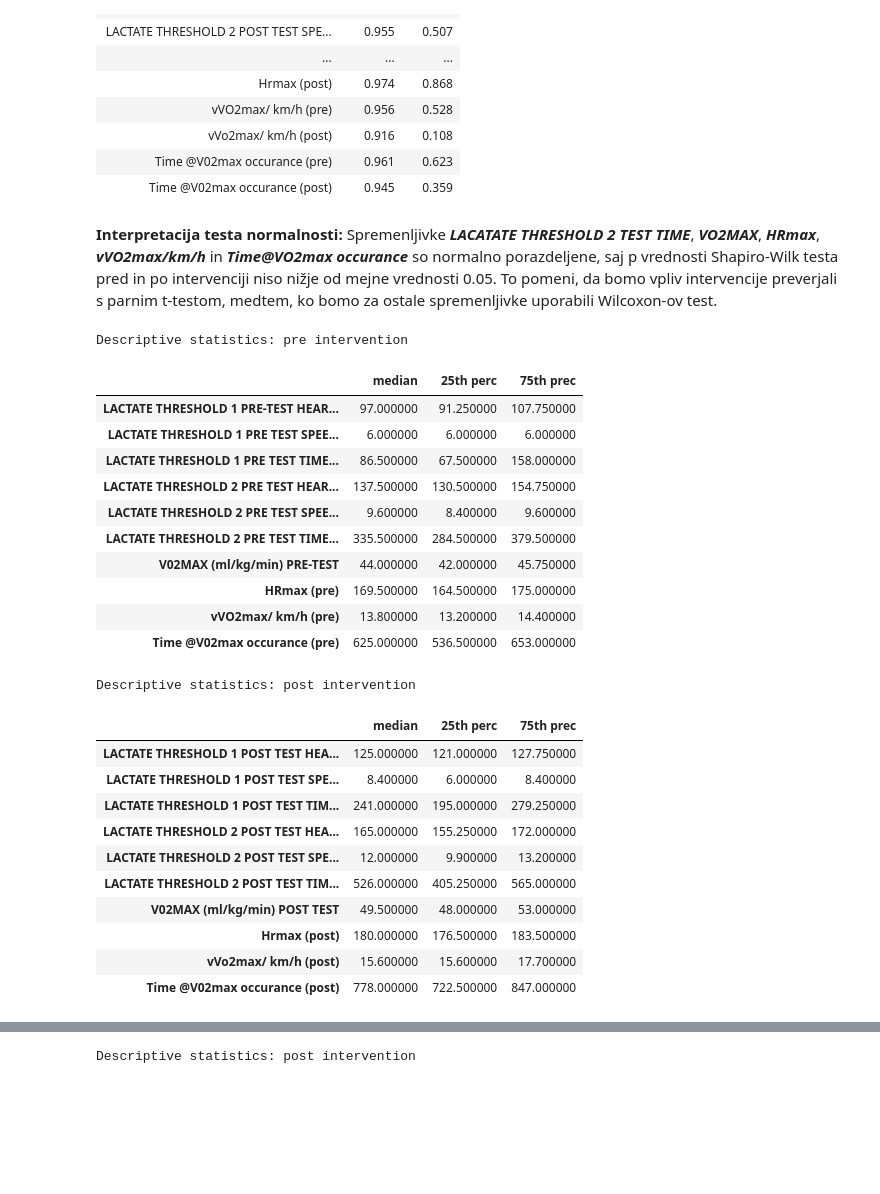
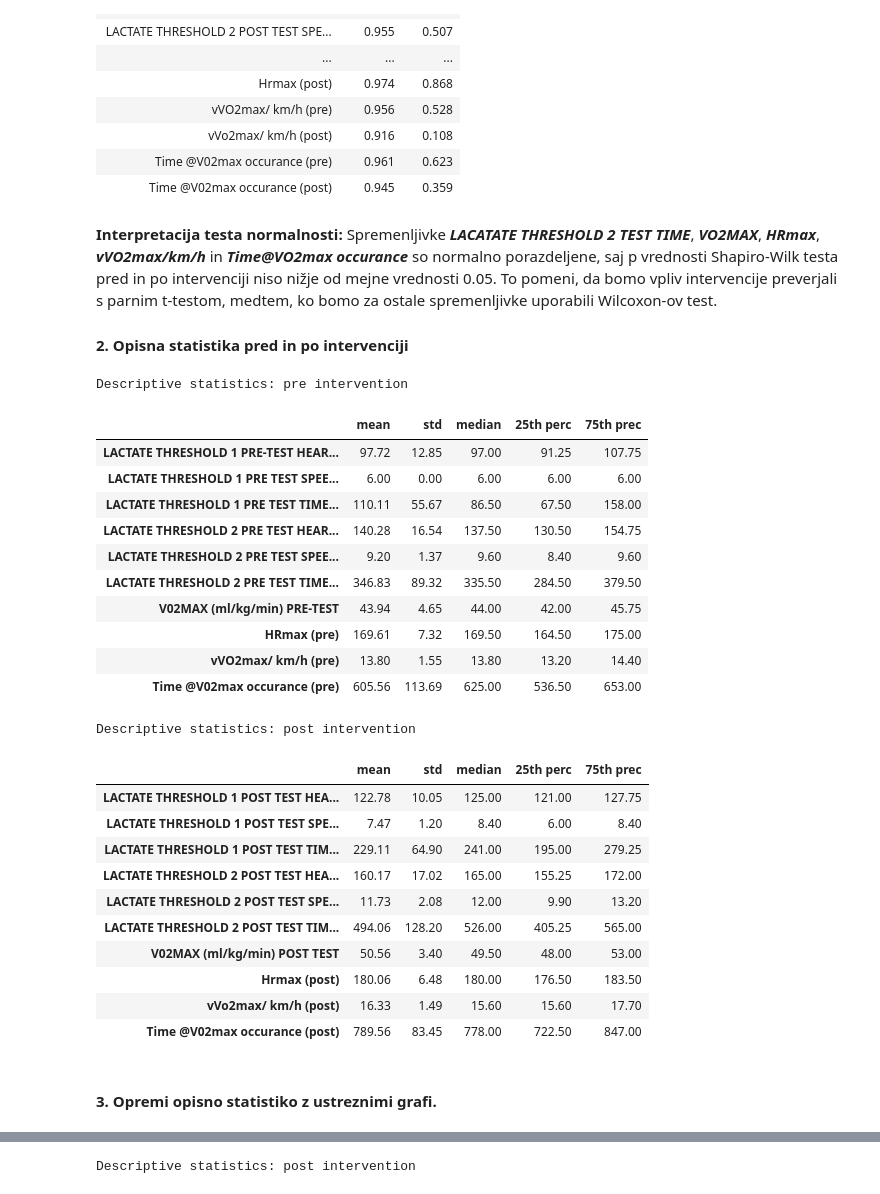
Before and after one commit to jkovse-fsp/statistika-vaje, a Jupyter notebook: Vaja_3_2_preverjanje_hipotez.ipynb, the cells around one changed output, grey strips where cells are left out. Cells and saved outputs as stored; diff of their text form; code cells hidden in the pictures; blank space fills up the shorter version.

```diff
--- a/Vaja_3_2_preverjanje_hipotez.ipynb
+++ b/Vaja_3_2_preverjanje_hipotez.ipynb
@@ -98,39 +101,43 @@ Table 1: Shapiro-Wilk test of normality
 | Time @V02max occurance (post) | 0.945 | 0.359 |
 # %% [markdown]
 **Interpretacija testa normalnosti:** Spremenljivke ***LACATATE THRESHOLD 2 TEST TIME***, ***VO2MAX***, ***HRmax***, ***vVO2max/km/h*** in ***Time@VO2max occurance*** so normalno porazdeljene, saj p vrednosti Shapiro-Wilk testa pred in po intervenciji niso nižje od mejne vrednosti 0.05. To pomeni, da bomo vpliv intervencije preverjali s parnim t-testom, medtem, ko bomo za ostale spremenljivke uporabili Wilcoxon-ov test.
+
+#### 2. Opisna statistika pred in po intervenciji
 # %%
 
-display(table_pre.describe().loc[[ '50%', '25%', '75%']].rename(index={
+display(table_pre.describe().loc[['mean', 'std', '50%', '25%', '75%']].rename(index={
     '50%': 'median',
     '25%': '25th perc',
     '75%': '75th prec'
 }).T.style.set_caption('Descriptive statistics: pre intervention')\
+    .format('{:.2f}')\
     .set_table_styles([
               {'selector': 'caption', 'props': [('font-size', '16px'),
                                                 ('font-weight', 'bold'),
                                                 ('border-bottom', '1px solid black'),
                                                 ('width', '100%')]},
               {'selector': 'td', 'props': 'text-align: left;'}
           ]))
 # %% [output]
 Descriptive statistics: pre intervention
-|  | median | 25th perc | 75th prec |
-| LACTATE THRESHOLD 1 PRE-TEST HEAR... | 97.000000 | 91.250000 | 107.750000 |
-| LACTATE THRESHOLD 1 PRE TEST SPEE... | 6.000000 | 6.000000 | 6.000000 |
-| LACTATE THRESHOLD 1 PRE TEST TIME... | 86.500000 | 67.500000 | 158.000000 |
-| LACTATE THRESHOLD 2 PRE TEST HEAR... | 137.500000 | 130.500000 | 154.750000 |
-| LACTATE THRESHOLD 2 PRE TEST SPEE... | 9.600000 | 8.400000 | 9.600000 |
-| LACTATE THRESHOLD 2 PRE TEST TIME... | 335.500000 | 284.500000 | 379.500000 |
-| V02MAX (ml/kg/min) PRE-TEST | 44.000000 | 42.000000 | 45.750000 |
-| HRmax (pre) | 169.500000 | 164.500000 | 175.000000 |
-| vVO2max/ km/h (pre) | 13.800000 | 13.200000 | 14.400000 |
-| Time @V02max occurance (pre) | 625.000000 | 536.500000 | 653.000000 |
+|  | mean | std | median | 25th perc | 75th prec |
+| LACTATE THRESHOLD 1 PRE-TEST HEAR... | 97.72 | 12.85 | 97.00 | 91.25 | 107.75 |
+| LACTATE THRESHOLD 1 PRE TEST SPEE... | 6.00 | 0.00 | 6.00 | 6.00 | 6.00 |
+| LACTATE THRESHOLD 1 PRE TEST TIME... | 110.11 | 55.67 | 86.50 | 67.50 | 158.00 |
+| LACTATE THRESHOLD 2 PRE TEST HEAR... | 140.28 | 16.54 | 137.50 | 130.50 | 154.75 |
+| LACTATE THRESHOLD 2 PRE TEST SPEE... | 9.20 | 1.37 | 9.60 | 8.40 | 9.60 |
+| LACTATE THRESHOLD 2 PRE TEST TIME... | 346.83 | 89.32 | 335.50 | 284.50 | 379.50 |
+| V02MAX (ml/kg/min) PRE-TEST | 43.94 | 4.65 | 44.00 | 42.00 | 45.75 |
+| HRmax (pre) | 169.61 | 7.32 | 169.50 | 164.50 | 175.00 |
+| vVO2max/ km/h (pre) | 13.80 | 1.55 | 13.80 | 13.20 | 14.40 |
+| Time @V02max occurance (pre) | 605.56 | 113.69 | 625.00 | 536.50 | 653.00 |
 # %%
-table_post.describe().loc[['50%', '25%', '75%']].rename(index={
+table_post.describe().loc[['mean', 'std', '50%', '25%', '75%']].rename(index={
     '50%': 'median',
     '25%': '25th perc',
     '75%': '75th prec'
 }).T.style.set_caption('Descriptive statistics: post intervention')\
+    .format('{:.2f}')\
     .set_table_styles([
               {'selector': 'caption', 'props': [('font-size', '16px'),
                                                 ('font-weight', 'bold'),
@@ -140,17 +147,19 @@ table_post.describe().loc[['50%', '25%', '75%']].rename(index={
           ])
 # %% [output]
 Descriptive statistics: post intervention
-|  | median | 25th perc | 75th prec |
-| LACTATE THRESHOLD 1 POST TEST HEA... | 125.000000 | 121.000000 | 127.750000 |
-| LACTATE THRESHOLD 1 POST TEST SPE... | 8.400000 | 6.000000 | 8.400000 |
-| LACTATE THRESHOLD 1 POST TEST TIM... | 241.000000 | 195.000000 | 279.250000 |
-| LACTATE THRESHOLD 2 POST TEST HEA... | 165.000000 | 155.250000 | 172.000000 |
-| LACTATE THRESHOLD 2 POST TEST SPE... | 12.000000 | 9.900000 | 13.200000 |
-| LACTATE THRESHOLD 2 POST TEST TIM... | 526.000000 | 405.250000 | 565.000000 |
-| V02MAX (ml/kg/min) POST TEST | 49.500000 | 48.000000 | 53.000000 |
-| Hrmax (post) | 180.000000 | 176.500000 | 183.500000 |
-| vVo2max/ km/h (post) | 15.600000 | 15.600000 | 17.700000 |
-| Time @V02max occurance (post) | 778.000000 | 722.500000 | 847.000000 |
+|  | mean | std | median | 25th perc | 75th prec |
+| LACTATE THRESHOLD 1 POST TEST HEA... | 122.78 | 10.05 | 125.00 | 121.00 | 127.75 |
+| LACTATE THRESHOLD 1 POST TEST SPE... | 7.47 | 1.20 | 8.40 | 6.00 | 8.40 |
+| LACTATE THRESHOLD 1 POST TEST TIM... | 229.11 | 64.90 | 241.00 | 195.00 | 279.25 |
+| LACTATE THRESHOLD 2 POST TEST HEA... | 160.17 | 17.02 | 165.00 | 155.25 | 172.00 |
+| LACTATE THRESHOLD 2 POST TEST SPE... | 11.73 | 2.08 | 12.00 | 9.90 | 13.20 |
+| LACTATE THRESHOLD 2 POST TEST TIM... | 494.06 | 128.20 | 526.00 | 405.25 | 565.00 |
+| V02MAX (ml/kg/min) POST TEST | 50.56 | 3.40 | 49.50 | 48.00 | 53.00 |
+| Hrmax (post) | 180.06 | 6.48 | 180.00 | 176.50 | 183.50 |
+| vVo2max/ km/h (post) | 16.33 | 1.49 | 15.60 | 15.60 | 17.70 |
+| Time @V02max occurance (post) | 789.56 | 83.45 | 778.00 | 722.50 | 847.00 |
+# %% [markdown]
+#### 3. Opremi opisno statistiko z ustreznimi grafi.
 # %%
 # draw some plots
 def draw_bar_chart(val_vars: list, val_name: str, title_str: str):
```
Also changed, not shown: parts of 5 cells of this notebook, 19 other files.
